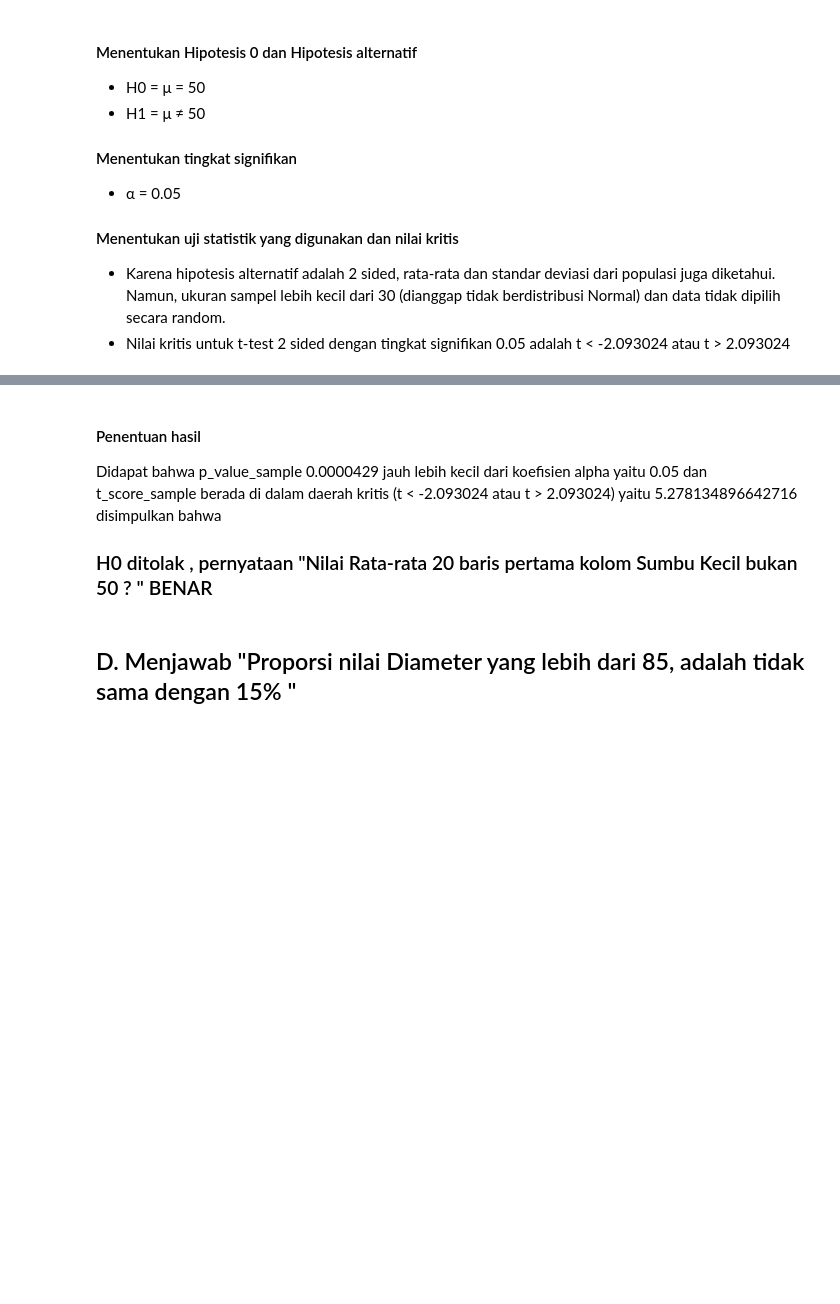
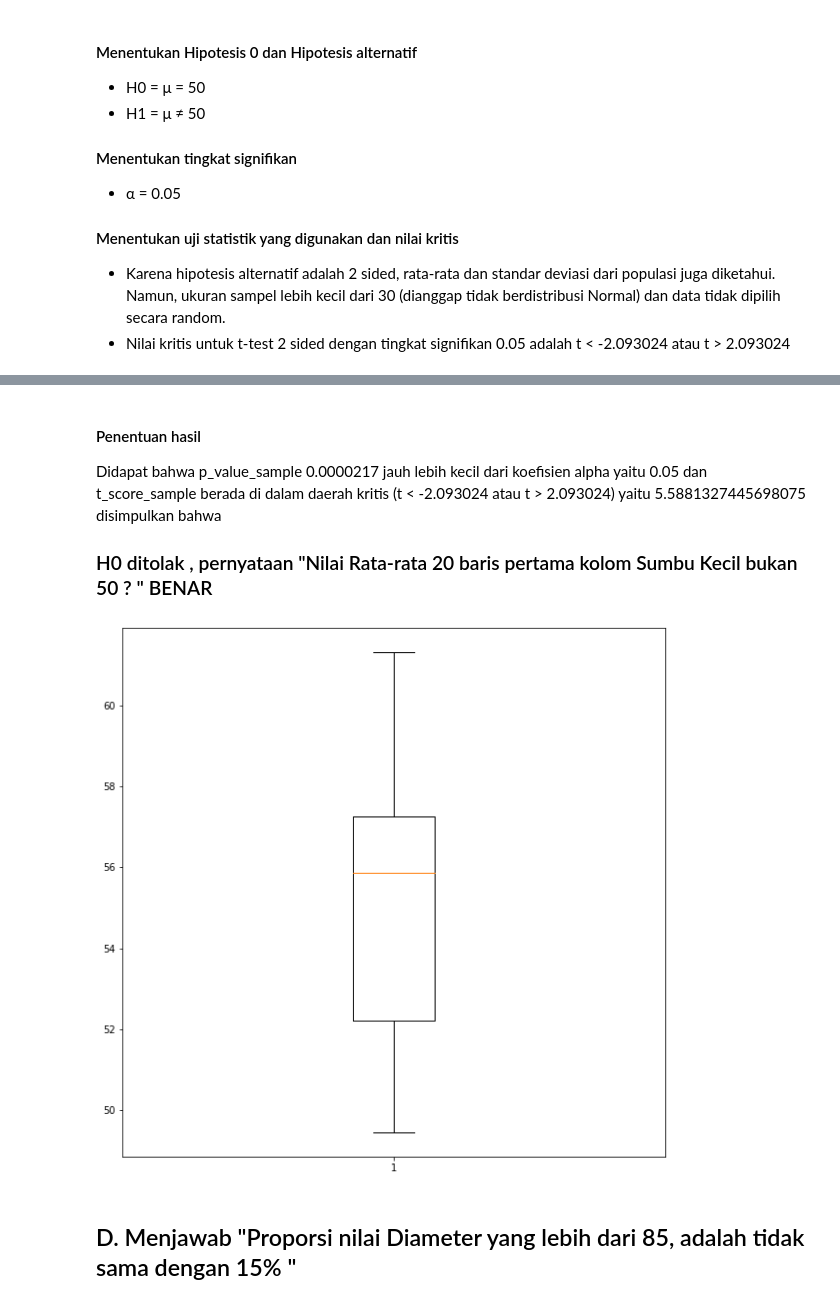
Before and after one commit to chrslex/TubesProbstat, a Jupyter notebook: Tubes keknya sih.ipynb, the cells around one changed output, grey strips where cells are left out. Cells and saved outputs as stored; diff of their text form; code cells hidden in the pictures; blank space fills up the shorter version.

```diff
--- a/Tubes keknya sih.ipynb
+++ b/Tubes keknya sih.ipynb
@@ -526,9 +525,16 @@ p_value_sample adalah = 0.0000001
 # %% [markdown]
 #### Penentuan hasil
-Didapat bahwa p_value_sample 0.0000429 jauh lebih kecil dari koefisien alpha yaitu 0.05
-dan t_score_sample berada di dalam daerah kritis (t < -2.093024 atau t > 2.093024) yaitu 5.278134896642716 disimpulkan bahwa
+Didapat bahwa p_value_sample 0.0000217 jauh lebih kecil dari koefisien alpha yaitu 0.05
+dan t_score_sample berada di dalam daerah kritis (t < -2.093024 atau t > 2.093024) yaitu 5.5881327445698075 disimpulkan bahwa
 
 ### H0 ditolak , pernyataan "Nilai Rata-rata 20 baris pertama kolom Sumbu Kecil bukan 50 ? " BENAR
+# %%
+df_sumbu = data.loc[:, "SumbuKecil"][:20]
+plt.figure(figsize=(10,10))
+plt.boxplot(df_sumbu)
+plt.show()
+# %% [output]
+[figure, added]
 # %% [markdown]
 ## D. Menjawab "Proporsi nilai Diameter yang lebih dari 85, adalah tidak sama dengan 15% "
 # %% [markdown]
```
Also changed, not shown: parts of 34 cells of this notebook.
